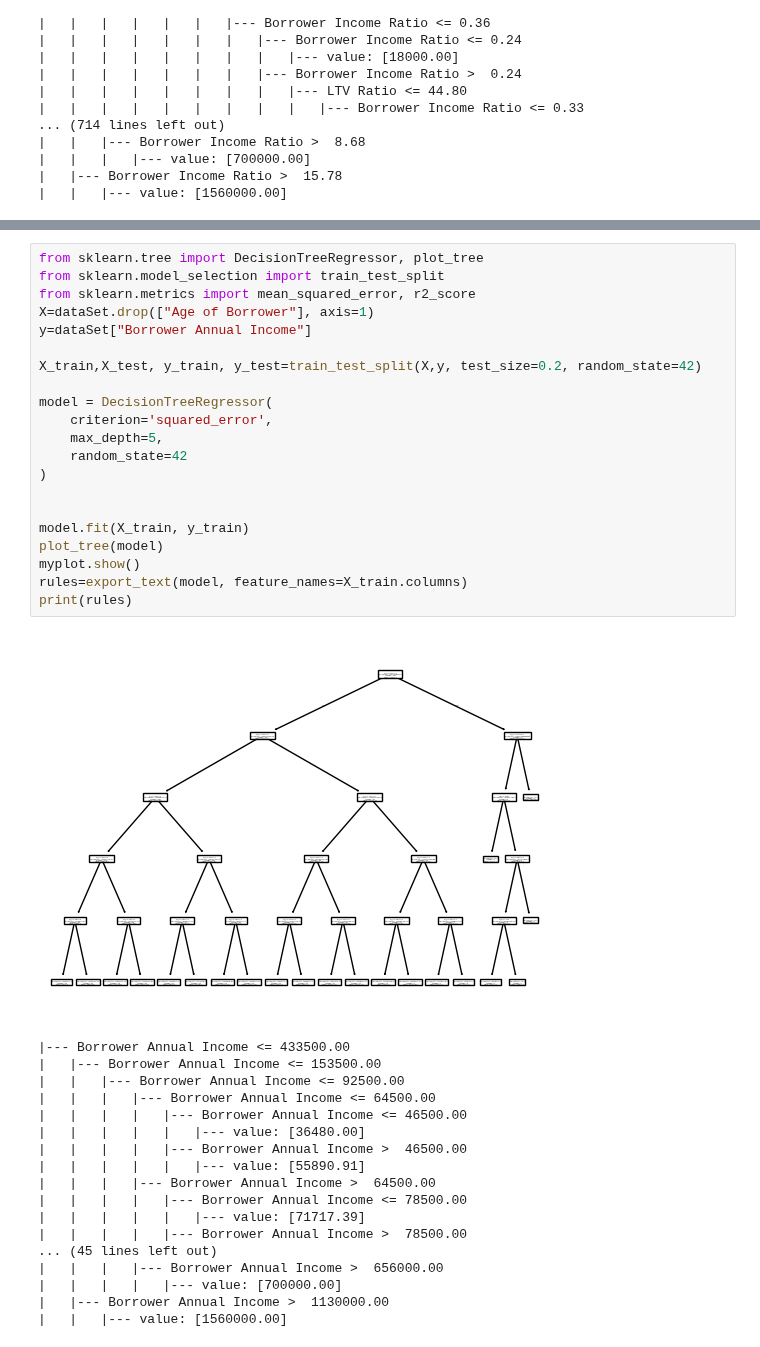
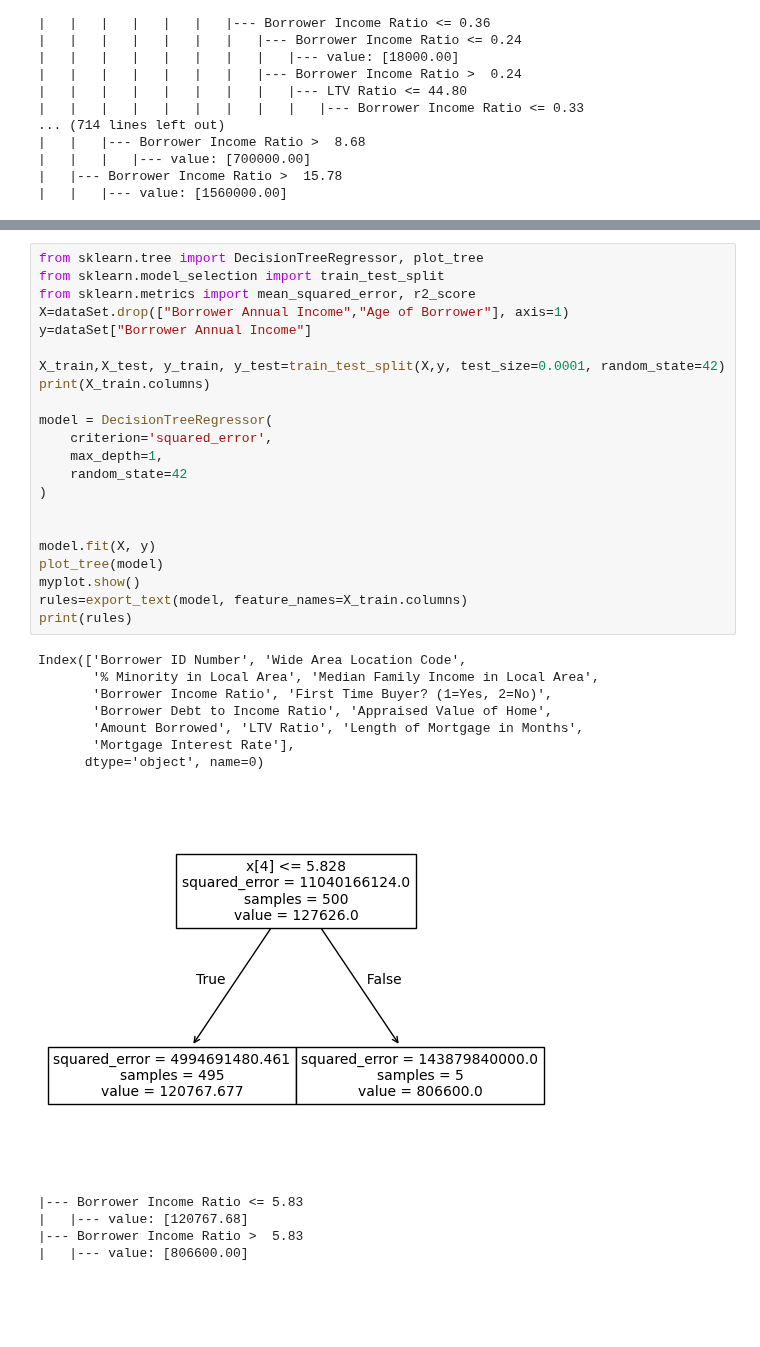
Before and after one commit to KunalNeon/CommBank, a Jupyter notebook: dataSet.ipynb, the cells around one changed output, grey strips where cells are left out. Drawn from its saved outputs; the diff is of its cells as text; blank space fills up the shorter version.

```diff
--- a/dataSet.ipynb
+++ b/dataSet.ipynb
@@ -516,40 +503,35 @@ print(rules)
 # %%
 from sklearn.tree import DecisionTreeRegressor, plot_tree
 from sklearn.model_selection import train_test_split
 from sklearn.metrics import mean_squared_error, r2_score
-X=dataSet.drop(["Age of Borrower"], axis=1)
+X=dataSet.drop(["Borrower Annual Income","Age of Borrower"], axis=1)
 y=dataSet["Borrower Annual Income"]
 
-X_train,X_test, y_train, y_test=train_test_split(X,y, test_size=0.2, random_state=42)
+X_train,X_test, y_train, y_test=train_test_split(X,y, test_size=0.0001, random_state=42)
+print(X_train.columns)
 
 model = DecisionTreeRegressor(
     criterion='squared_error',
-    max_depth=5,
+    max_depth=1,
     random_state=42
 )
 
 
-model.fit(X_train, y_train)
+model.fit(X, y)
 plot_tree(model)
 myplot.show()
 rules=export_text(model, feature_names=X_train.columns)
 print(rules)
 # %% [output]
+Index(['Borrower ID Number', 'Wide Area Location Code',
+       '% Minority in Local Area', 'Median Family Income in Local Area',
+       'Borrower Income Ratio', 'First Time Buyer? (1=Yes, 2=No)',
+       'Borrower Debt to Income Ratio', 'Appraised Value of Home',
+       'Amount Borrowed', 'LTV Ratio', 'Length of Mortgage in Months',
+       'Mortgage Interest Rate'],
+      dtype='object', name=0)
-[figure, old version]
+[figure, new version]
-|--- Borrower Annual Income <= 433500.00
-|   |--- Borrower Annual Income <= 153500.00
-|   |   |--- Borrower Annual Income <= 92500.00
-|   |   |   |--- Borrower Annual Income <= 64500.00
-|   |   |   |   |--- Borrower Annual Income <= 46500.00
-|   |   |   |   |   |--- value: [36480.00]
-|   |   |   |   |--- Borrower Annual Income >  46500.00
-|   |   |   |   |   |--- value: [55890.91]
-|   |   |   |--- Borrower Annual Income >  64500.00
-|   |   |   |   |--- Borrower Annual Income <= 78500.00
-|   |   |   |   |   |--- value: [71717.39]
-|   |   |   |   |--- Borrower Annual Income >  78500.00
-... (45 lines left out)
-|   |   |   |--- Borrower Annual Income >  656000.00
-|   |   |   |   |--- value: [700000.00]
-|   |--- Borrower Annual Income >  1130000.00
-|   |   |--- value: [1560000.00]
+|--- Borrower Income Ratio <= 5.83
+|   |--- value: [120767.68]
+|--- Borrower Income Ratio >  5.83
+|   |--- value: [806600.00]
```
Also changed, not shown: parts of 3 cells of this notebook.
